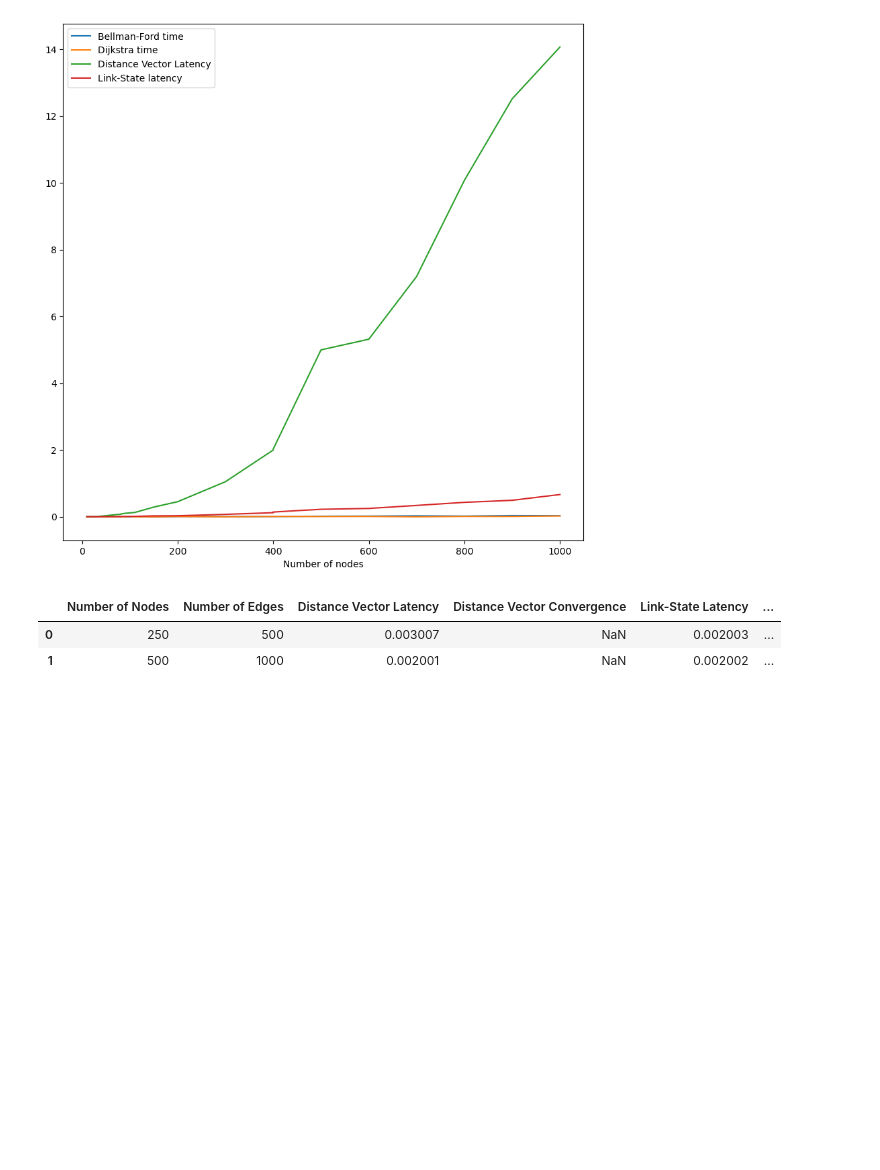
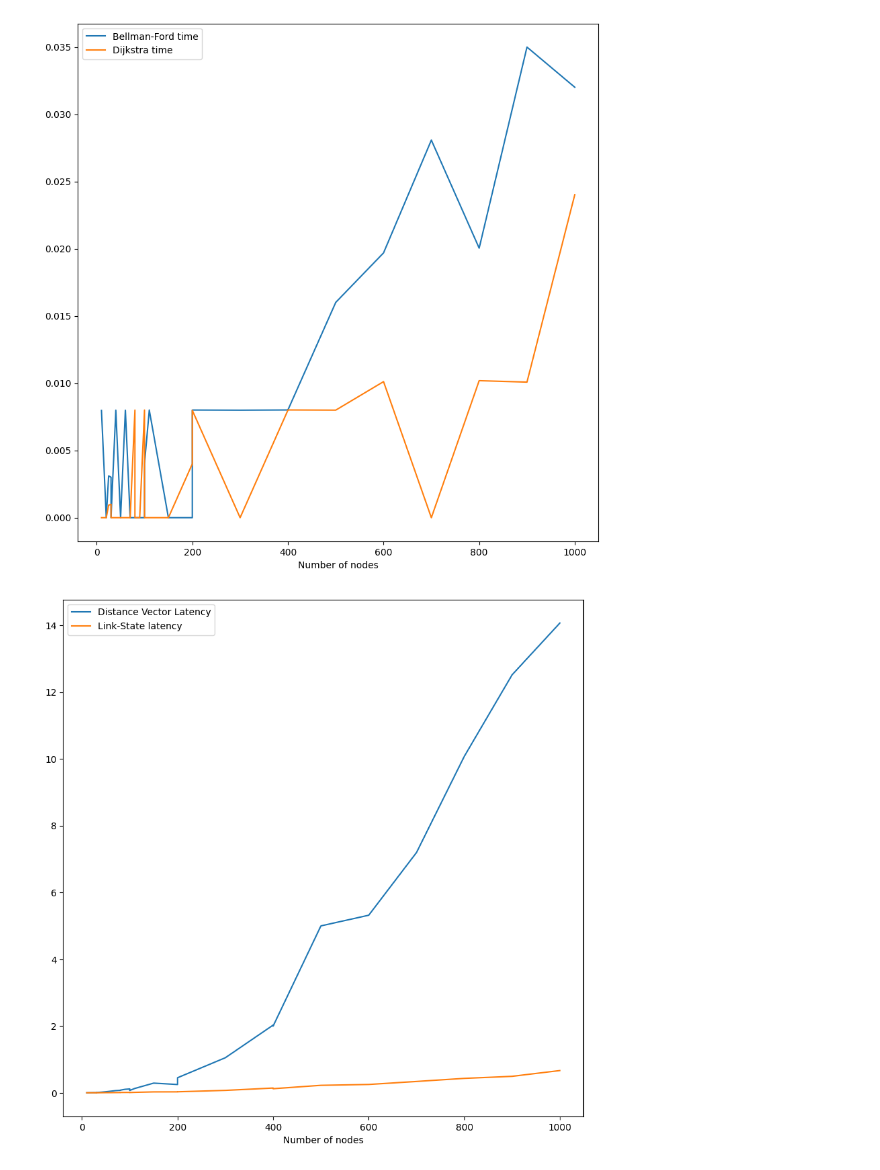
Before and after one commit to HammadaBE/Modelling-network-disruption-in-link-state-and-distance-vector-network-simulations, a Jupyter notebook: plotResults.ipynb, the cells around one changed output. Drawn from its saved outputs; the diff is of its cells as text; code cells hidden in the pictures; blank space fills up the shorter version.

```diff
--- a/plotResults.ipynb
+++ b/plotResults.ipynb
@@ -28,19 +28,18 @@ Djisktra_vs_Bellman
 plt.figure(figsize=(10,10))
 plt.plot(Djisktra_vs_Bellman['Number of nodes'], Djisktra_vs_Bellman['Bellman-Ford time'], label='Bellman-Ford time')
 plt.plot(Djisktra_vs_Bellman['Number of nodes'], Djisktra_vs_Bellman['Dijkstra time'], label='Dijkstra time')
-#plt.plot(Djisktra_vs_Bellman['Number of nodes'], Djisktra_vs_Bellman['Packet arrival time'], label='Packet arrival time')
-plt.plot(Djisktra_vs_Bellman['Number of nodes'], Djisktra_vs_Bellman['Distance Vector Latency'], label='Distance Vector Latency')
-plt.plot(Djisktra_vs_Bellman['Number of nodes'], Djisktra_vs_Bellman['Link-State latency'], label='Link-State latency')
 plt.xlabel('Number of nodes')
 plt.legend()
 plt.show()
 # %% [output]
-[figure, old version]
+[figure, new version]
-# %%
-LinkState_vs_DistanceVector = pd.read_csv('results.csv')
-LinkState_vs_DistanceVector.sort_values('Number of Nodes', inplace=True)
-LinkState_vs_DistanceVector
-# %% [output]
-|  | Number of Nodes | Number of Edges | Distance Vector Latency | Distance Vector Convergence | Link-State Latency | ... |
-| 0 | 250 | 500 | 0.003007 | NaN | 0.002003 | ... |
-| 1 | 500 | 1000 | 0.002001 | NaN | 0.002002 | ... |
+# %%
+plt.figure(figsize=(10,10))
+plt.plot(Djisktra_vs_Bellman['Number of nodes'], Djisktra_vs_Bellman['Distance Vector Latency'], label='Distance Vector Latency')
+plt.plot(Djisktra_vs_Bellman['Number of nodes'], Djisktra_vs_Bellman['Link-State latency'], label='Link-State latency')
+plt.xlabel('Number of nodes')
+plt.xlabel('Number of nodes')
+plt.legend()
+plt.show()
+# %% [output]
+[figure, added]
```
Also changed, not shown: parts of 1 cell of this notebook, 26 other files.
